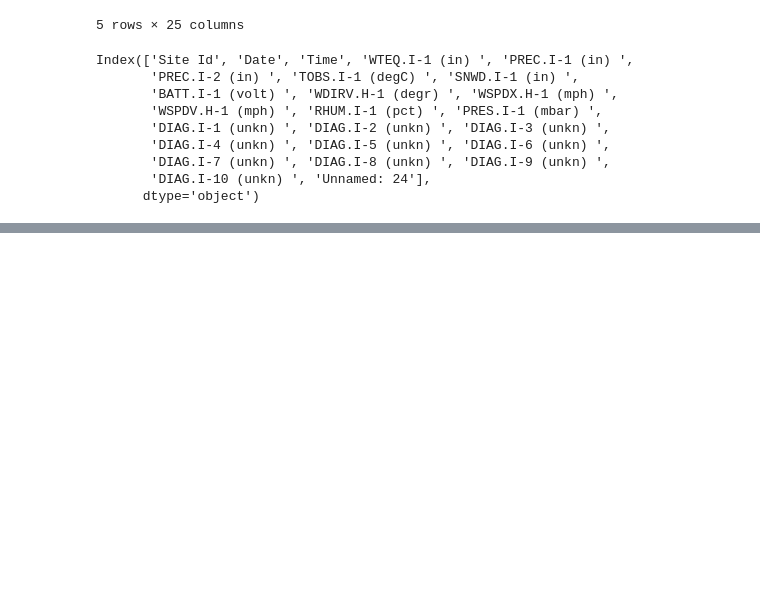
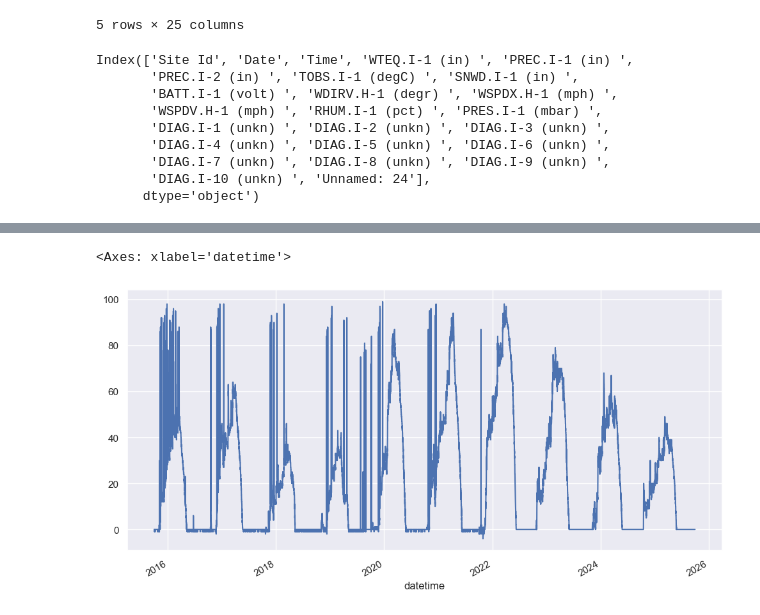
Before and after one commit to cassielumbrazo/snowdepth_teleconnections, a Jupyter notebook: 2_snotel_data.ipynb, the cells around one changed output, grey strips where cells are left out. Drawn from its saved outputs; the diff is of its cells as text; code cells hidden in the pictures; blank space fills up the shorter version.

```diff
--- a/2_snotel_data.ipynb
+++ b/2_snotel_data.ipynb
@@ -153,0 +266,7 @@ df1270['SNWD.I-1 (in) '].plot()
+# %%
+# drop all values -99.9 or above 130
+df_site1270 = df_site1270[(df_site1270['hs'] < 100) & (df_site1270['hs'] > -99.9)]
+df_site1270['hs'].plot()
+# %% [output]
+<Axes: xlabel='datetime'>
+[figure, added]
```
Also changed, not shown: parts of 13 cells of this notebook, 1 other file.
